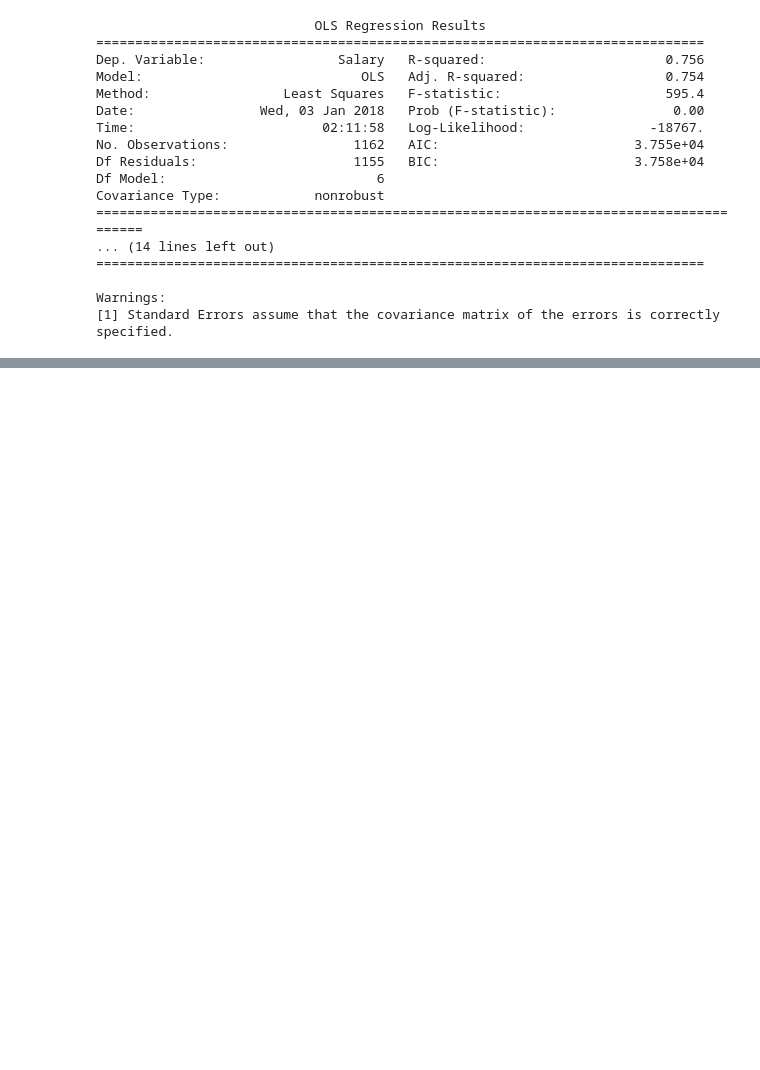
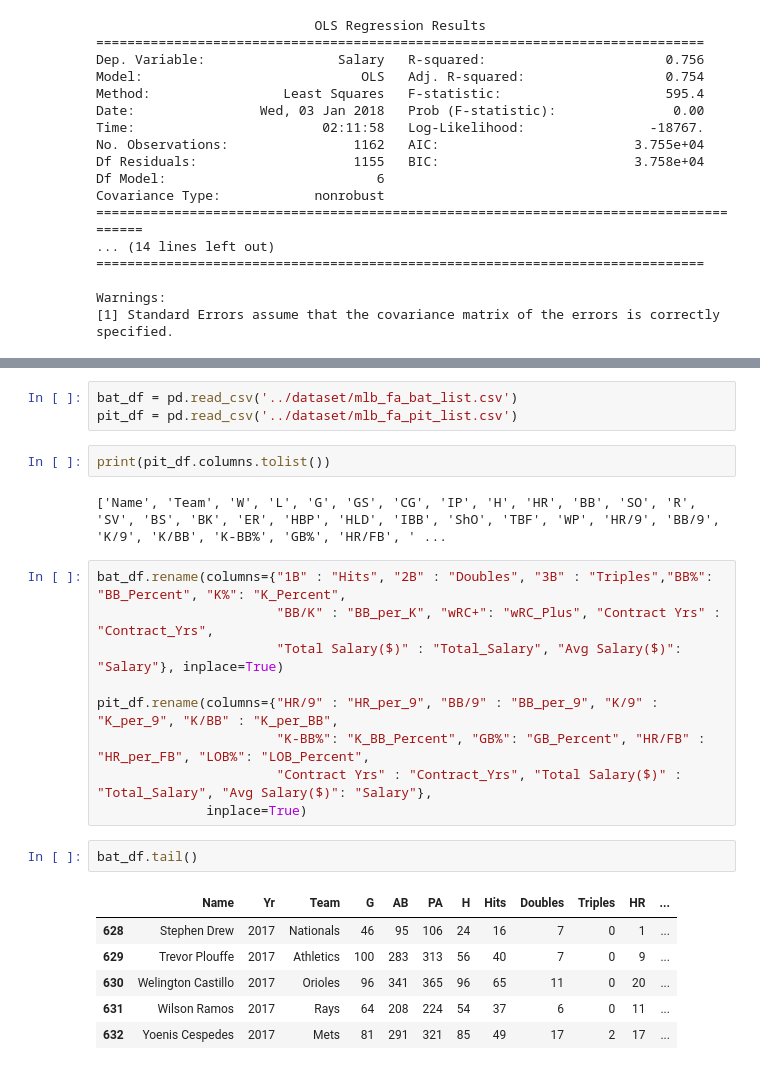
Before and after one commit to nano199019/Personal_Project, a Jupyter notebook: MLB_Project/2nd.ipynb, the cells around one changed output, grey strips where cells are left out. Cells and saved outputs as stored; diff of their text form; blank space fills up the shorter version.

```diff
--- a/MLB_Project/2nd.ipynb
+++ b/MLB_Project/2nd.ipynb
@@ -543,0 +548,25 @@ Warnings:
+# %%
+bat_df = pd.read_csv('../dataset/mlb_fa_bat_list.csv')
+pit_df = pd.read_csv('../dataset/mlb_fa_pit_list.csv')
+# %%
+print(pit_df.columns.tolist())
+# %% [output]
+['Name', 'Team', 'W', 'L', 'G', 'GS', 'CG', 'IP', 'H', 'HR', 'BB', 'SO', 'R', 'SV', 'BS', 'BK', 'ER', 'HBP', 'HLD', 'IBB', 'ShO', 'TBF', 'WP', 'HR/9', 'BB/9', 'K/9', 'K/BB', 'K-BB%', 'GB%', 'HR/FB', ' ...
+# %%
+bat_df.rename(columns={"1B" : "Hits", "2B" : "Doubles", "3B" : "Triples","BB%": "BB_Percent", "K%": "K_Percent",
+                       "BB/K" : "BB_per_K", "wRC+": "wRC_Plus", "Contract Yrs" : "Contract_Yrs",
+                       "Total Salary($)" : "Total_Salary", "Avg Salary($)": "Salary"}, inplace=True)
+
+pit_df.rename(columns={"HR/9" : "HR_per_9", "BB/9" : "BB_per_9", "K/9" : "K_per_9", "K/BB" : "K_per_BB",
+                       "K-BB%": "K_BB_Percent", "GB%": "GB_Percent", "HR/FB" : "HR_per_FB", "LOB%": "LOB_Percent",
+                       "Contract Yrs" : "Contract_Yrs", "Total Salary($)" : "Total_Salary", "Avg Salary($)": "Salary"},
+              inplace=True)
+# %%
+bat_df.tail()
+# %% [output]
+|  | Name | Yr | Team | G | AB | PA | H | Hits | Doubles | Triples | HR | ... |
+| 628 | Stephen Drew | 2017 | Nationals | 46 | 95 | 106 | 24 | 16 | 7 | 0 | 1 | ... |
+| 629 | Trevor Plouffe | 2017 | Athletics | 100 | 283 | 313 | 56 | 40 | 7 | 0 | 9 | ... |
+| 630 | Welington Castillo | 2017 | Orioles | 96 | 341 | 365 | 96 | 65 | 11 | 0 | 20 | ... |
+| 631 | Wilson Ramos | 2017 | Rays | 64 | 208 | 224 | 54 | 37 | 6 | 0 | 11 | ... |
+| 632 | Yoenis Cespedes | 2017 | Mets | 81 | 291 | 321 | 85 | 49 | 17 | 2 | 17 | ... |
```
Also changed, not shown: parts of 5 cells of this notebook.
